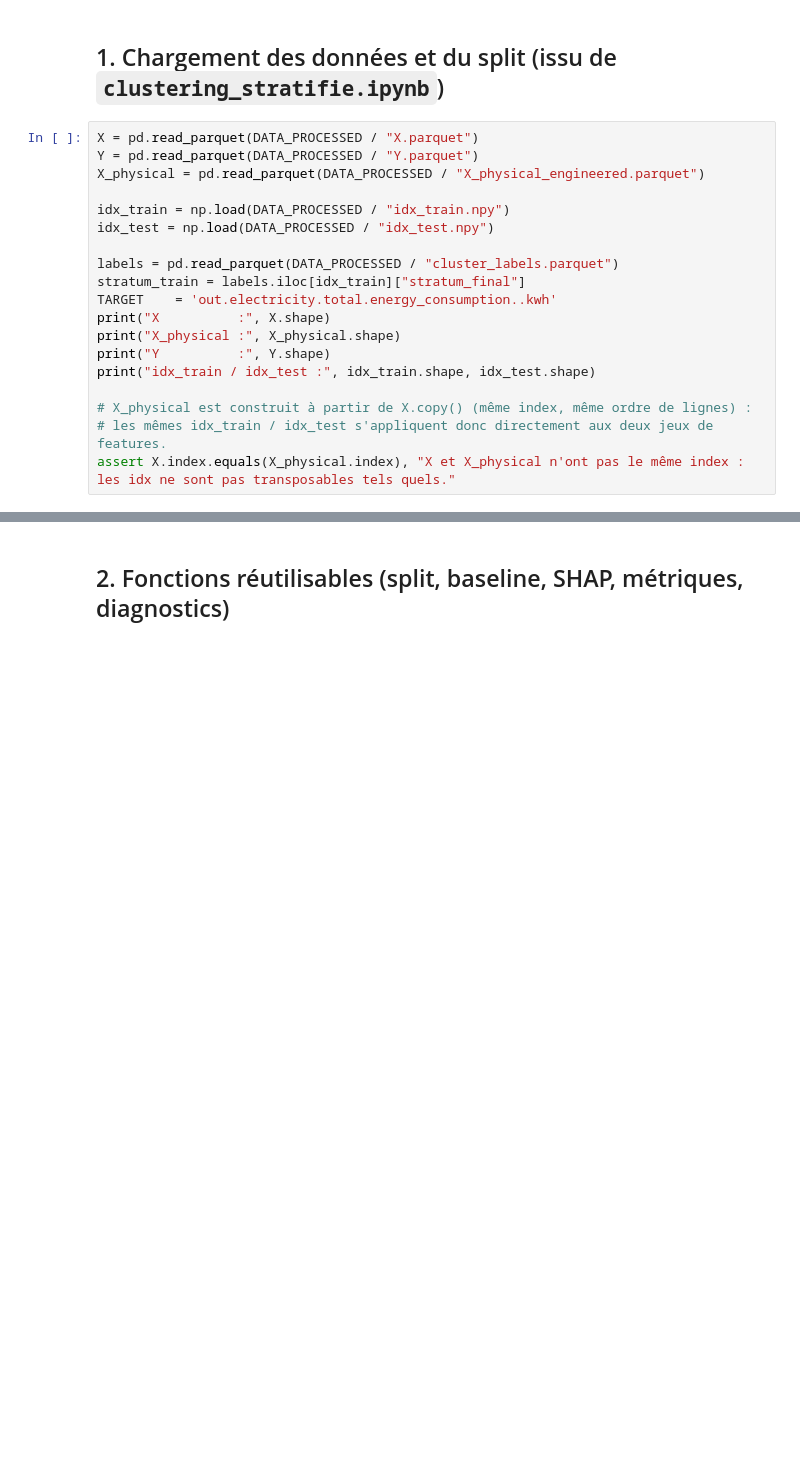
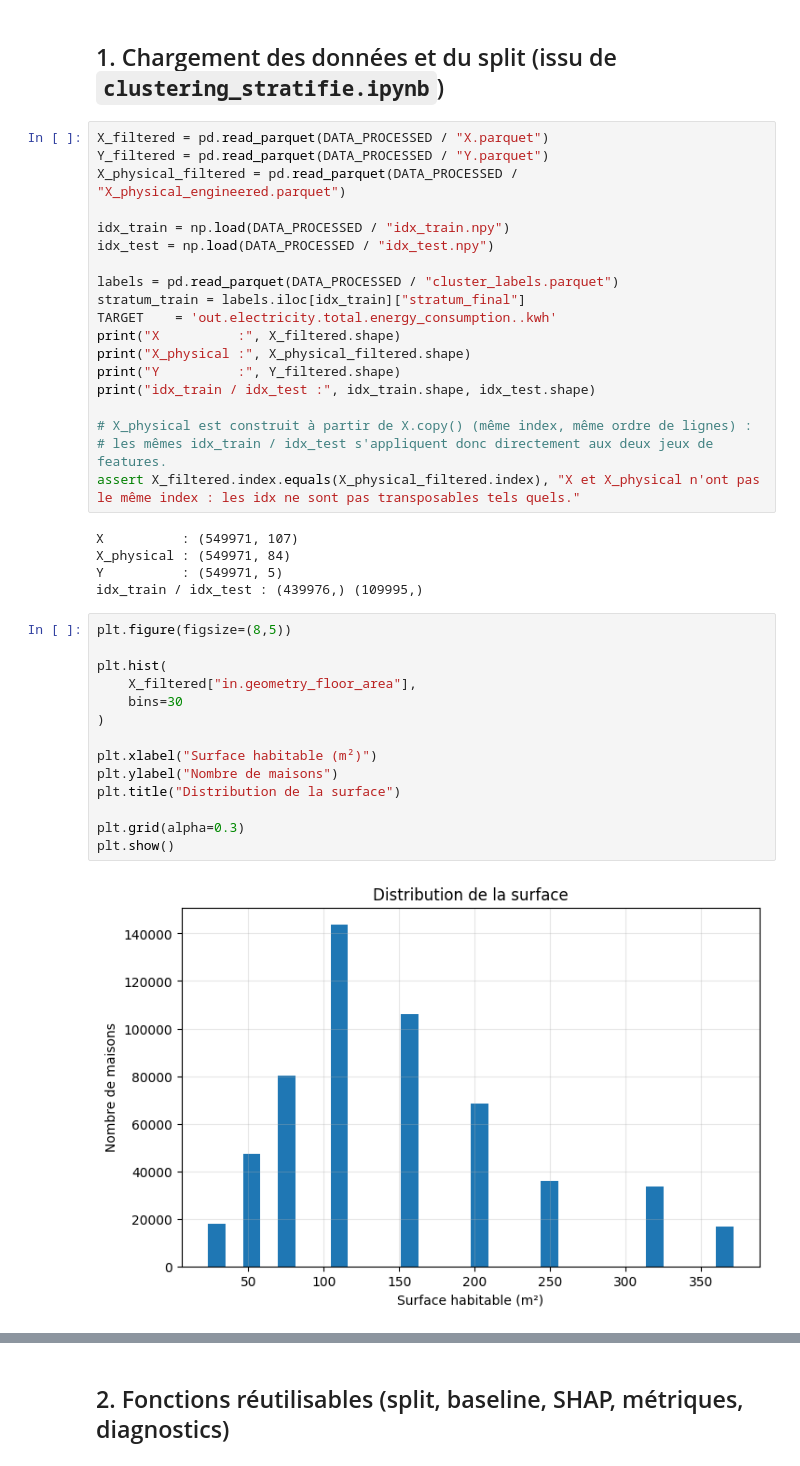
Before and after one commit to BOUBAKERAMDY/FlexiMax, a Jupyter notebook: notebooks/05_deeplearning/lgbm_shap.ipynb, the cells around one changed output, grey strips where cells are left out. Saved outputs shown, nothing was run; the diff lists cells and outputs as text; blank space fills up the shorter version.

Commit message:
filtre de surface

```diff
--- a/notebooks/05_deeplearning/lgbm_shap.ipynb
+++ b/notebooks/05_deeplearning/lgbm_shap.ipynb
@@ -26,9 +26,9 @@ N_TOP_FEATURES = 30
 # %% [markdown]
 ## 1. Chargement des données et du split (issu de `clustering_stratifie.ipynb`)
 # %%
-X = pd.read_parquet(DATA_PROCESSED / "X.parquet")
-Y = pd.read_parquet(DATA_PROCESSED / "Y.parquet")
-X_physical = pd.read_parquet(DATA_PROCESSED / "X_physical_engineered.parquet")
+X_filtered = pd.read_parquet(DATA_PROCESSED / "X.parquet")
+Y_filtered = pd.read_parquet(DATA_PROCESSED / "Y.parquet")
+X_physical_filtered = pd.read_parquet(DATA_PROCESSED / "X_physical_engineered.parquet")
 
 idx_train = np.load(DATA_PROCESSED / "idx_train.npy")
 idx_test = np.load(DATA_PROCESSED / "idx_test.npy")
@@ -36,11 +36,32 @@ idx_test = np.load(DATA_PROCESSED / "idx_test.npy")
 labels = pd.read_parquet(DATA_PROCESSED / "cluster_labels.parquet")
 stratum_train = labels.iloc[idx_train]["stratum_final"]
 TARGET    = 'out.electricity.total.energy_consumption..kwh'
-print("X          :", X.shape)
-print("X_physical :", X_physical.shape)
-print("Y          :", Y.shape)
+print("X          :", X_filtered.shape)
+print("X_physical :", X_physical_filtered.shape)
+print("Y          :", Y_filtered.shape)
 print("idx_train / idx_test :", idx_train.shape, idx_test.shape)
 
 # X_physical est construit à partir de X.copy() (même index, même ordre de lignes) :
 # les mêmes idx_train / idx_test s'appliquent donc directement aux deux jeux de features.
-assert X.index.equals(X_physical.index), "X et X_physical n'ont pas le même index : les idx ne sont pas transposables tels quels."
+assert X_filtered.index.equals(X_physical_filtered.index), "X et X_physical n'ont pas le même index : les idx ne sont pas transposables tels quels."
+# %% [output]
+X          : (549971, 107)
+X_physical : (549971, 84)
+Y          : (549971, 5)
+idx_train / idx_test : (439976,) (109995,)
+# %%
+plt.figure(figsize=(8,5))
+
+plt.hist(
+    X_filtered["in.geometry_floor_area"],
+    bins=30
+)
+
+plt.xlabel("Surface habitable (m²)")
+plt.ylabel("Nombre de maisons")
+plt.title("Distribution de la surface")
+
+plt.grid(alpha=0.3)
+plt.show()
+# %% [output]
+[figure, added]
```
Also changed, not shown: parts of 16 cells of this notebook.
